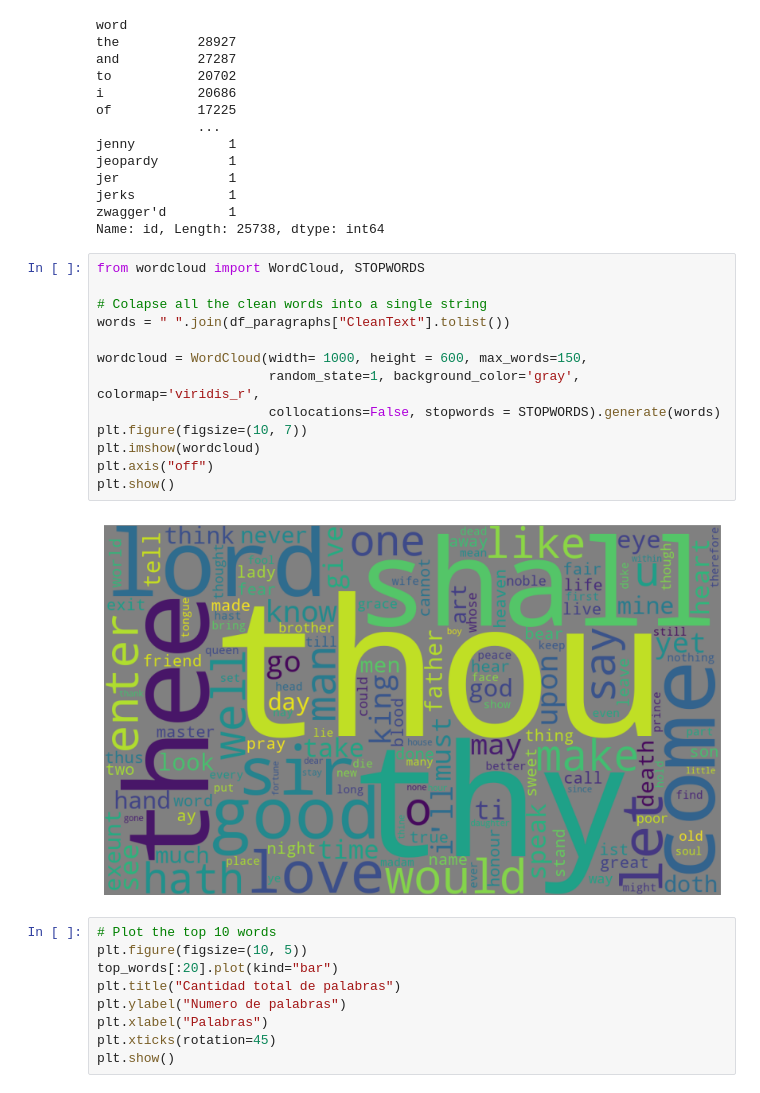
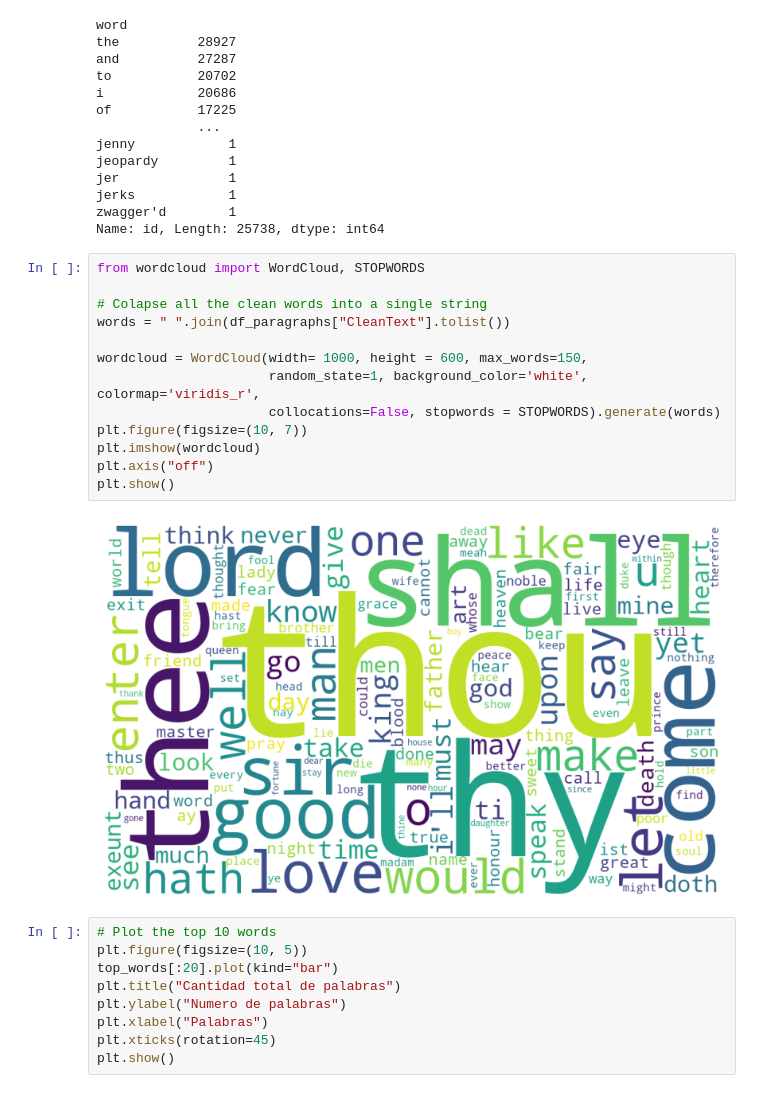
Before and after one commit to enzofali/intro-cd, a Jupyter notebook: Tarea_1/Tarea1_resolucion.ipynb, the cells around one changed output. Saved outputs shown, nothing was run; the diff lists cells and outputs as text.

Commit message:
fix background color

```diff
--- a/Tarea_1/Tarea1_resolucion.ipynb
+++ b/Tarea_1/Tarea1_resolucion.ipynb
@@ -806,18 +806,18 @@ Name: id, Length: 25738, dtype: int64
 # %%
 from wordcloud import WordCloud, STOPWORDS
 
 # Colapse all the clean words into a single string
 words = " ".join(df_paragraphs["CleanText"].tolist())
 
 wordcloud = WordCloud(width= 1000, height = 600, max_words=150,
-                      random_state=1, background_color='gray', colormap='viridis_r',
+                      random_state=1, background_color='white', colormap='viridis_r',
                       collocations=False, stopwords = STOPWORDS).generate(words)
 plt.figure(figsize=(10, 7))
 plt.imshow(wordcloud)
 plt.axis("off")
 plt.show()
 # %% [output]
-[figure, old version]
+[figure, new version]
 # %%
 # Plot the top 10 words
 plt.figure(figsize=(10, 5))
```
Also changed, not shown: parts of 2 cells of this notebook.
